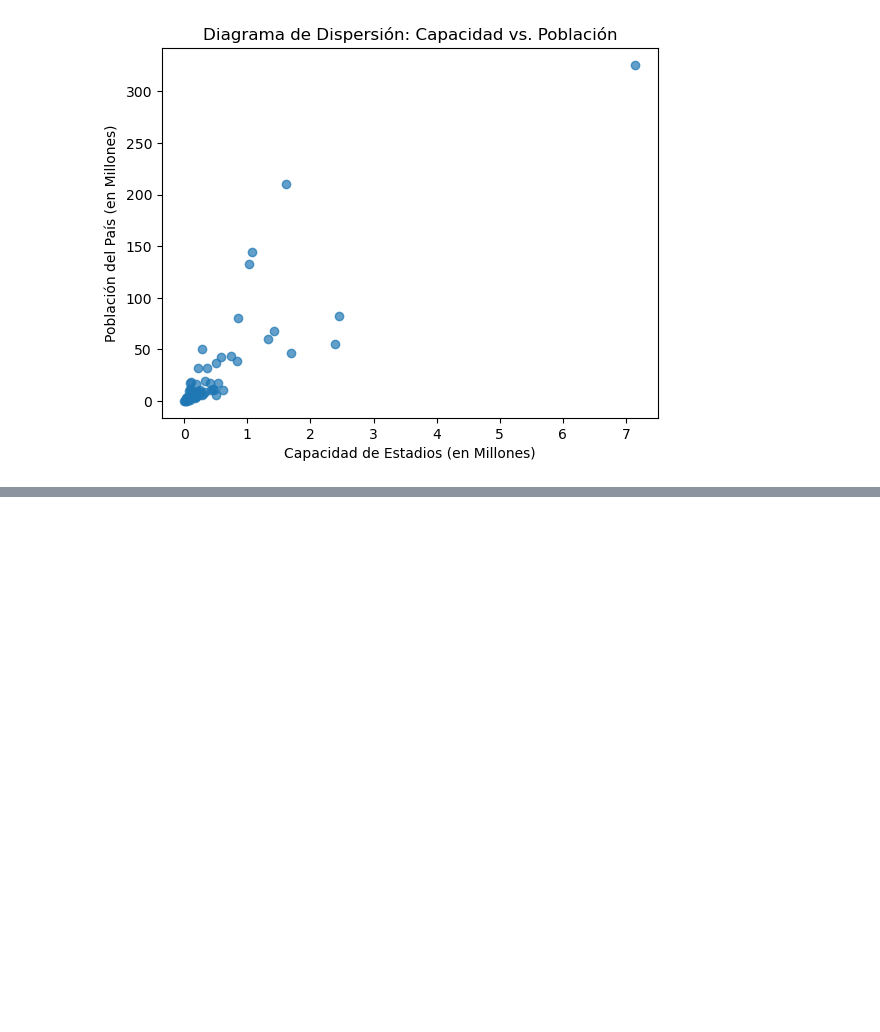
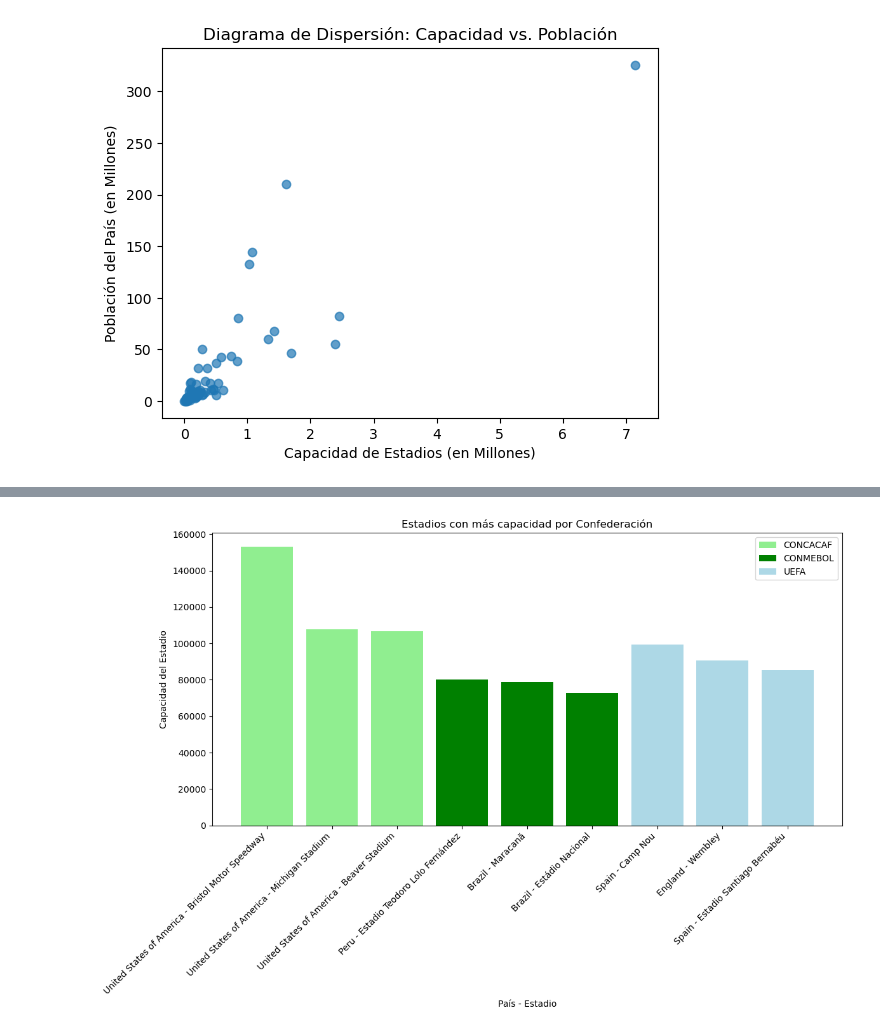
Before and after one commit to guilleldas/Proyecto_Visualizacion_Python, a Jupyter notebook: Consultas_Visualización.ipynb, the cells around one changed output, grey strips where cells are left out. Cells and saved outputs as stored; diff of their text form; code cells hidden in the pictures; blank space fills up the shorter version.

```diff
--- a/Consultas_Visualización.ipynb
+++ b/Consultas_Visualización.ipynb
@@ -264,0 +290,13 @@ plt.show()
+# %%
+cursor.execute("""WITH RankingEstadios AS
+               (SELECT confederation, country, stadium, capacity,
+                ROW_NUMBER() OVER (PARTITION BY confederation ORDER BY capacity DESC)
+                AS row_num FROM estadios_tres_confederaciones)
+               SELECT confederation AS Confederacion, country AS Pais, stadium AS Estadio, capacity AS Capacidad
+               FROM RankingEstadios
+               WHERE row_num <= 3""")
+
+ranking_estadios = cursor.fetchall()
+
+for i in ranking_estadios:
+    print (i)
@@ -264,0 +313,4 @@ plt.show()
+# %%
+ranking_estadios_df = pd.DataFrame(ranking_estadios, columns=[i[0] for i in cursor.description])
+
+ranking_estadios_df
@@ -265,3 +328,21 @@ plt.show()
+# %%
+# Crear un gráfico de barras
+plt.figure(figsize=(12, 8))
+colors = {'CONCACAF': 'lightgreen', 'CONMEBOL': 'green', 'UEFA': 'lightblue'}  # Asignar colores a cada confederación
+
+for confederation, group_df in ranking_estadios_df.groupby('Confederacion'):
+    plt.bar(group_df['Pais'] + ' - ' + group_df['Estadio'], group_df['Capacidad'], label=confederation, color=colors[confederation])
+
+plt.xlabel('País - Estadio')
+plt.ylabel('Capacidad del Estadio')
+plt.title('Estadios con más capacidad por Confederación')
+plt.legend()
+plt.xticks(rotation=45, ha='right')  # Rotar etiquetas del eje x para mejor legibilidad
+plt.tight_layout()
+
+plt.show()
+# %% [output]
+[figure, added]
 # %%
 !git add Consultas_Visualización.ipynb
 # %%
```
Also changed, not shown: parts of 17 cells of this notebook.
